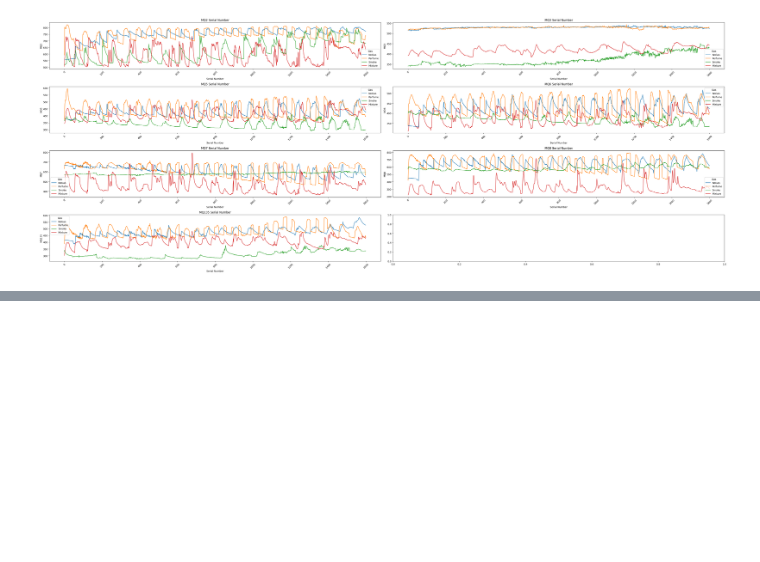
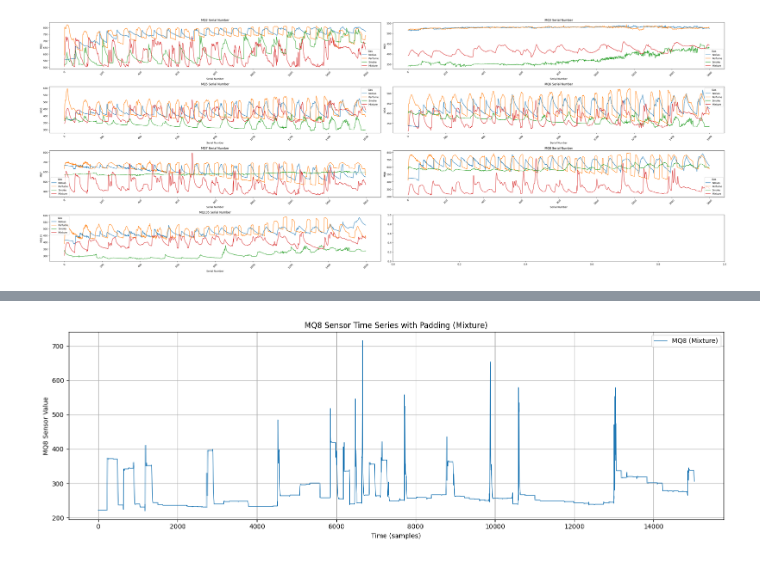
Before and after one commit to Wlsghdh/GasLeakage-MultiModal-MTF, a Jupyter notebook: Untitled1.ipynb, the cells around one changed output, grey strips where cells are left out. Drawn from its saved outputs; the diff is of its cells as text; code cells hidden in the pictures; blank space fills up the shorter version.

```diff
--- a/Untitled1.ipynb
+++ b/Untitled1.ipynb
@@ -528,0 +627,52 @@ plt.show()
+# %%
+import pandas as pd
+import numpy as np
+import matplotlib.pyplot as plt
+
+# 1. 데이터 불러오기
+df = pd.read_csv('/data2/project/2025summer/jjh0709/Data/zkwgkjkjn9-2/Gas Sensors Measurements/Gas_Sensors_Measurements.csv')
+
+# 2. 'Mixture' 클래스 중 MQ8 센서 데이터만 추출
+mixture_mq8 = df[df['Gas'] == 'Mixture'][['Serial Number', 'MQ8']].reset_index(drop=True)
+
+# 3. 기울기 계산하여 주기 끝 찾기 (기울기 0인 지점)
+gradient = np.gradient(mixture_mq8['MQ8'].values)
+zero_slope_indices = np.where(gradient == 0)[0]
+
+# 4. 다음 시작 지점은 기울기 0인 지점의 바로 다음 인덱스
+start_indices = zero_slope_indices + 1
+start_indices = start_indices[start_indices < len(mixture_mq8)]
+
+# 5. 새로운 시계열 생성: 주기 앞에 100개, 뒤에 20개 채우기
+new_values_with_padding = []
+i = 0
+while i < len(mixture_mq8):
+    next_start = start_indices[start_indices > i]
+    if len(next_start) == 0:
+        segment = mixture_mq8['MQ8'].values[i:]
+        new_values_with_padding.extend([segment[0]] * 100)  # 앞 100개
+        new_values_with_padding.extend(segment.tolist())    # 주기
+        break
+    end = next_start[0]
+    segment = mixture_mq8['MQ8'].values[i:end]
+    new_values_with_padding.extend([segment[0]] * 100)      # 앞 100개
+    new_values_with_padding.extend(segment.tolist())        # 주기
+    new_values_with_padding.extend([segment[-1]] * 20)      # 뒤 20개
+    i = end
+
+# 6. 결과를 CSV로 저장
+result_df = pd.DataFrame({'MQ8_Mixture_Timeseries': new_values_with_padding})
+result_df.to_csv('MQ8_Mixture_Timeseries_with_padding.csv', index=False)
+
+# 7. 시각화
+plt.figure(figsize=(15, 5))
+plt.plot(new_values_with_padding, label='MQ8 (Mixture)', linewidth=1)
+plt.title('MQ8 Sensor Time Series with Padding (Mixture)')
+plt.xlabel('Time (samples)')
+plt.ylabel('MQ8 Sensor Value')
+plt.legend()
+plt.grid(True)
+plt.tight_layout()
+plt.show()
+# %% [output]
+[figure, added]
```
Also changed, not shown: parts of 7 cells of this notebook.
